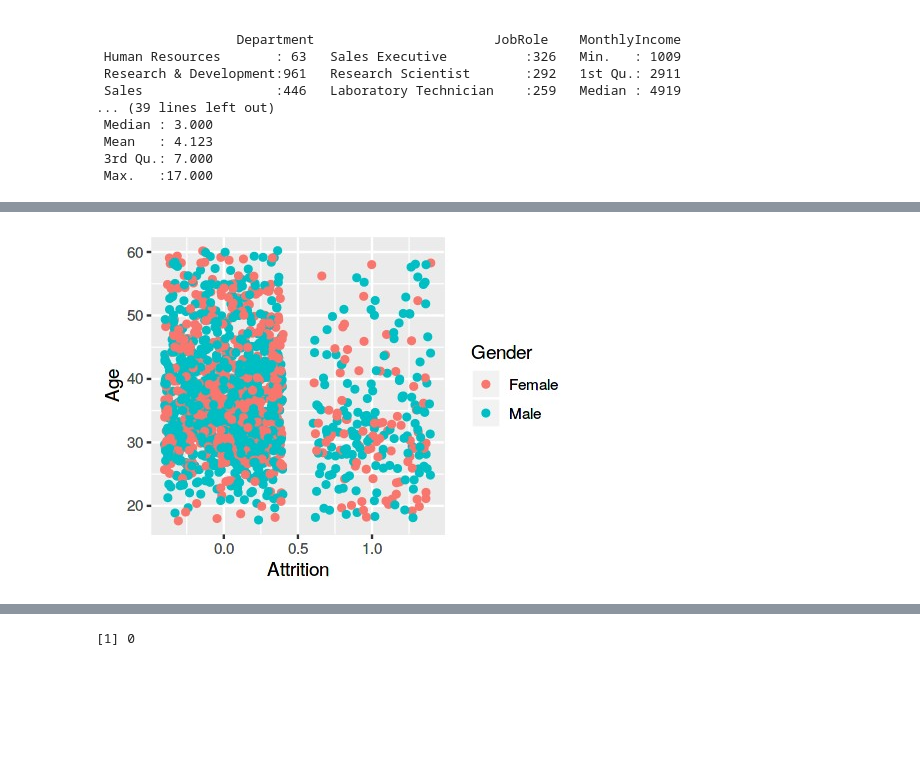
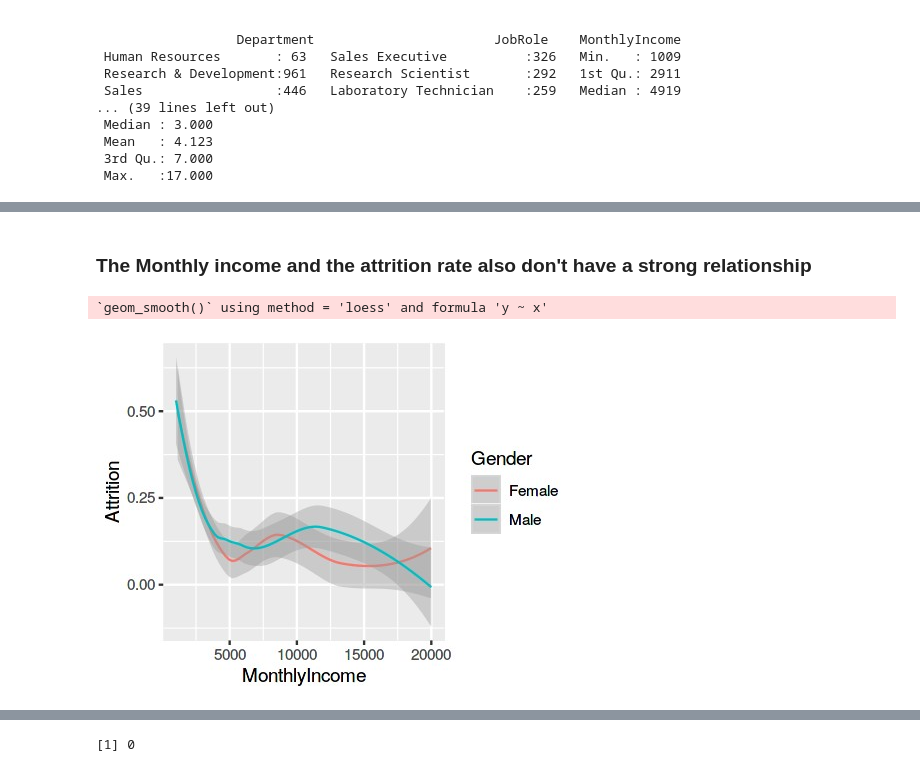
Before and after one commit to puliubyuh/hr_project, a Jupyter notebook: utf-8''hr_code (1).ipynb, the cells around one changed output, grey strips where cells are left out. Cells and saved outputs as stored; diff of their text form; code cells hidden in the pictures; blank space fills up the shorter version.

```diff
--- a/utf-8''hr_code (1).ipynb
+++ b/utf-8''hr_code (1).ipynb
@@ -100,6 +195,9 @@ A matrix: 17 x 17 of type dbl
+# %% [markdown]
+### The Monthly income and the attrition rate also don't have a strong relationship
 # %%
-# visulize the relationship between attrition, Ages, and gender
-ggplot(hr_data,aes(x = Attrition, y = Age)) + geom_jitter()+
-(aes (color = Gender))
+# Visulize the relationship between MonthlyIncome and attrition through ggplot
+ggplot(hr_data, aes(x=MonthlyIncome, y=Attrition)) +
+    geom_smooth(size= .5) + (aes(color = Gender))
 # %% [output]
+`geom_smooth()` using method = 'loess' and formula 'y ~ x'
-[figure, old version]
+[figure, new version]
```
Also changed, not shown: parts of 45 cells of this notebook.
